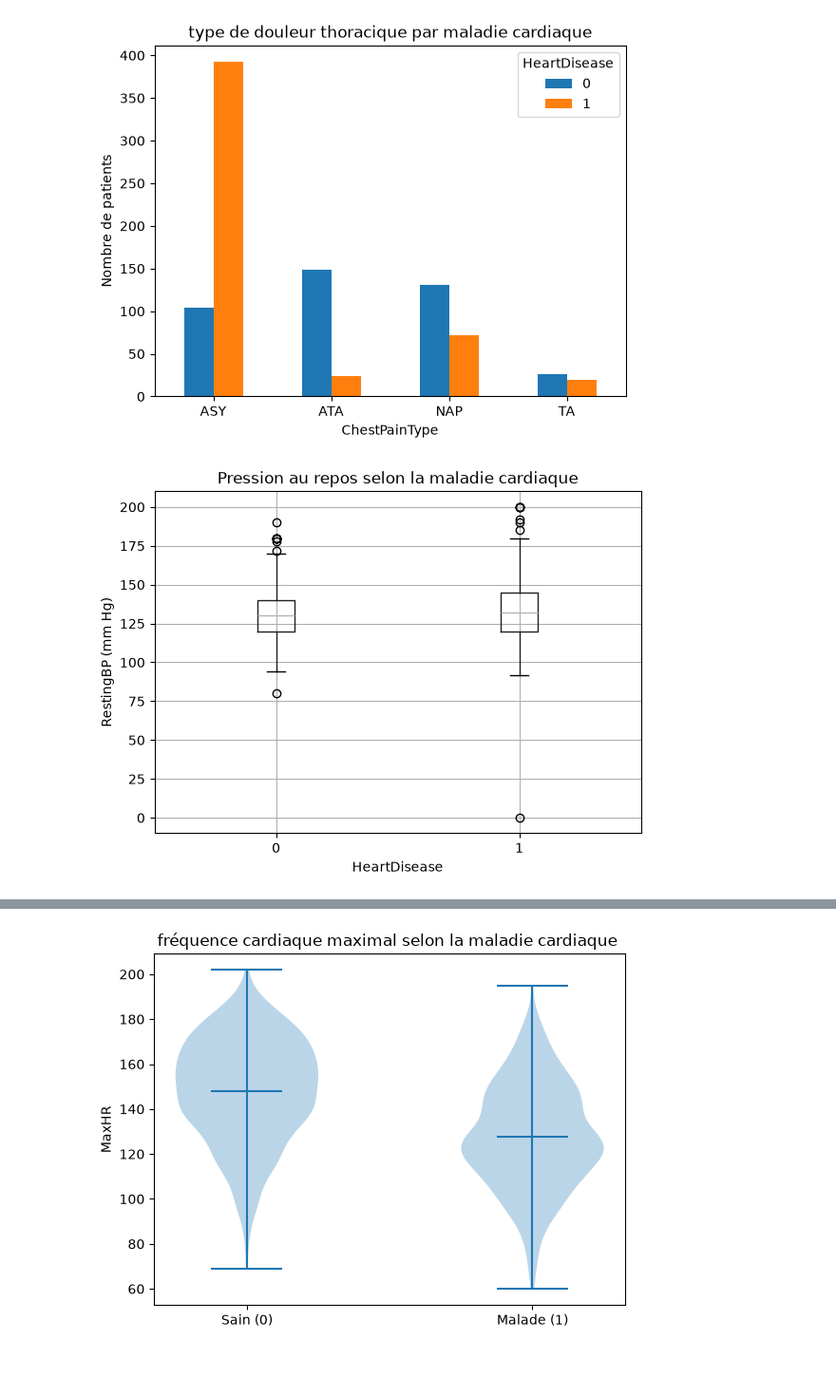
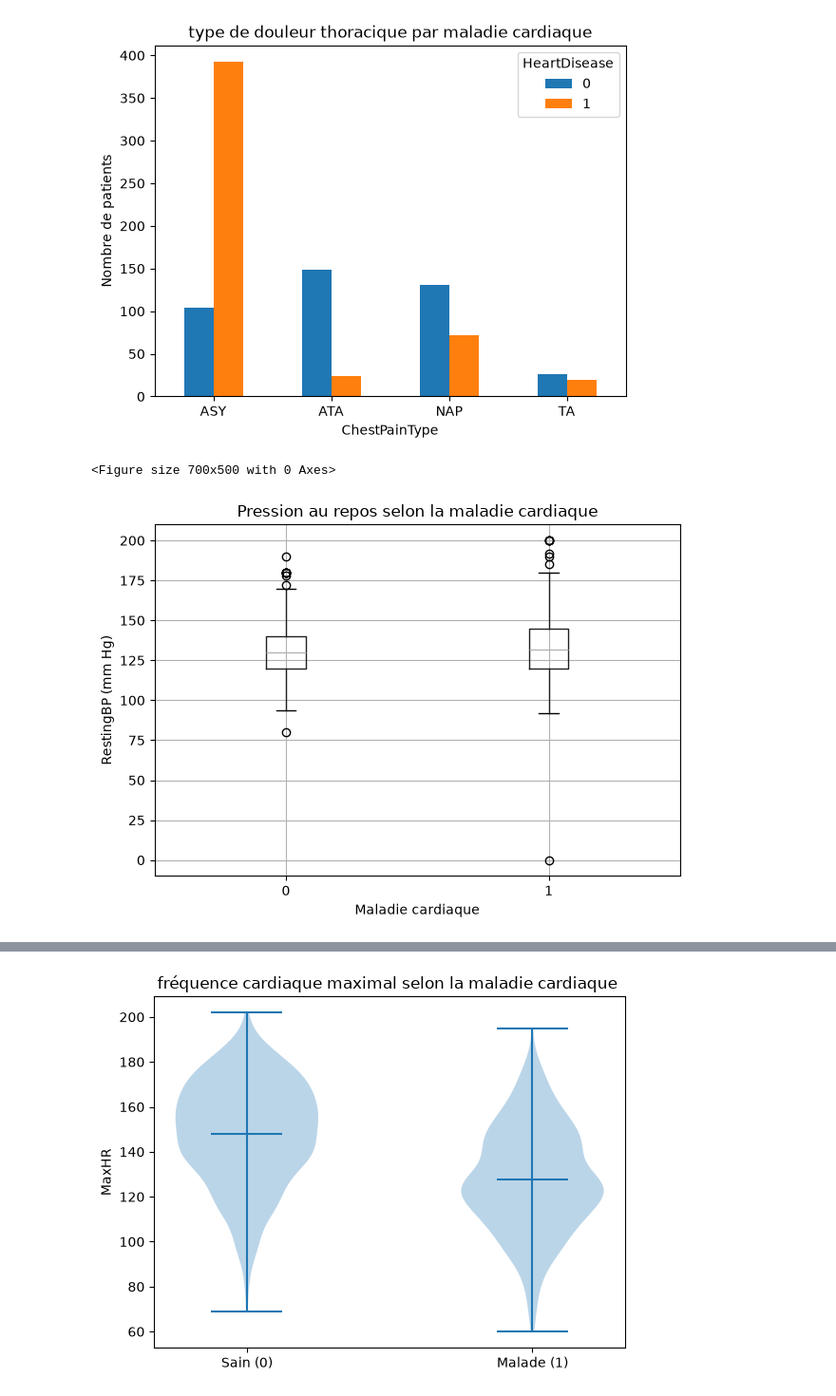
Before and after one commit to mohamedamineelkasbi/heart_disease_prediction_project, a Jupyter notebook: notebooks/DATA_VISUALISATION.ipynb, the cells around one changed output, grey strips where cells are left out. Shown at 95% size. Drawn from its saved outputs; the diff is of its cells as text; code cells hidden in the pictures; blank space fills up the shorter version.

Commit message:
Update data visualization figures

```diff
--- a/notebooks/DATA_VISUALISATION.ipynb
+++ b/notebooks/DATA_VISUALISATION.ipynb
@@ -99,11 +104,28 @@ plt.show()
 # %% [output]
 [figure]
 # %%
-df_eda.boxplot(column='RestingBP', by='HeartDisease')
+plt.figure(figsize=(7, 5))
+
+df_eda.boxplot(
+    column='RestingBP',
+    by='HeartDisease'
+)
+
 plt.title('Pression au repos selon la maladie cardiaque')
 plt.suptitle('')
 plt.ylabel('RestingBP (mm Hg)')
+plt.xlabel('Maladie cardiaque')
+
+plt.tight_layout()
+
+plt.savefig(
+    '../figures/RestingBP_selon_la_maladie_cardiaque.png',
+    dpi=300,
+    bbox_inches='tight'
+)
+
 plt.show()
 # %% [output]
+<Figure size 700x500 with 0 Axes>
-[figure, old version]
+[figure, new version]
 # %%
```
Also changed, not shown: parts of 6 cells of this notebook, 7 other files.
